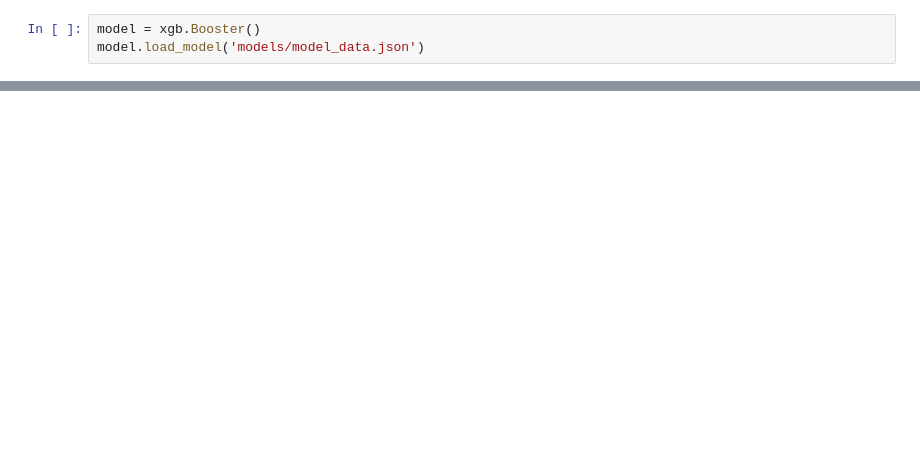
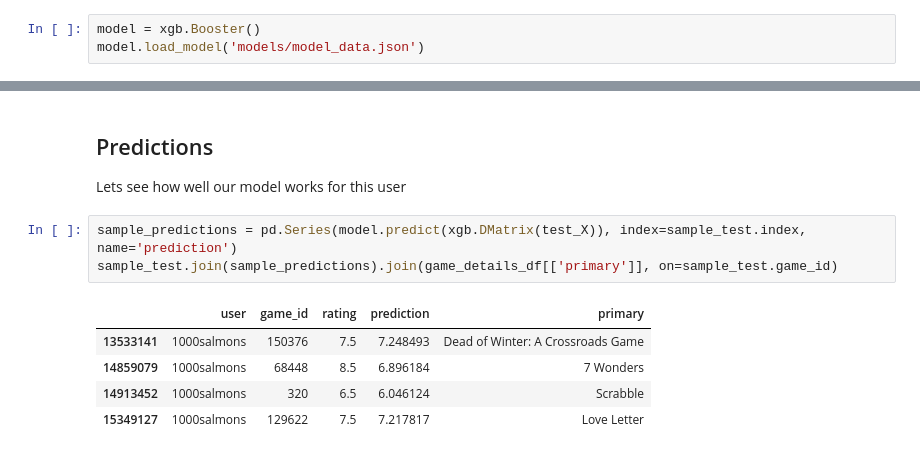
Before and after one commit to guruyaya/bgg-recommandation-model, a Jupyter notebook: exploring_model.ipynb, the cells around one changed output, grey strips where cells are left out. Cells and saved outputs as stored; diff of their text form; blank space fills up the shorter version.

```diff
--- a/exploring_model.ipynb
+++ b/exploring_model.ipynb
@@ -42,0 +195,12 @@ f_score['game__review__mean']
+# %% [markdown]
+## Predictions
+Lets see how well our model works for this user
+# %%
+sample_predictions = pd.Series(model.predict(xgb.DMatrix(test_X)), index=sample_test.index, name='prediction')
+sample_test.join(sample_predictions).join(game_details_df[['primary']], on=sample_test.game_id)
+# %% [output]
+|  | user | game_id | rating | prediction | primary |
+| 13533141 | 1000salmons | 150376 | 7.5 | 7.248493 | Dead of Winter: A Crossroads Game |
+| 14859079 | 1000salmons | 68448 | 8.5 | 6.896184 | 7 Wonders |
+| 14913452 | 1000salmons | 320 | 6.5 | 6.046124 | Scrabble |
+| 15349127 | 1000salmons | 129622 | 7.5 | 7.217817 | Love Letter |
```
Also changed, not shown: parts of 33 cells of this notebook.
